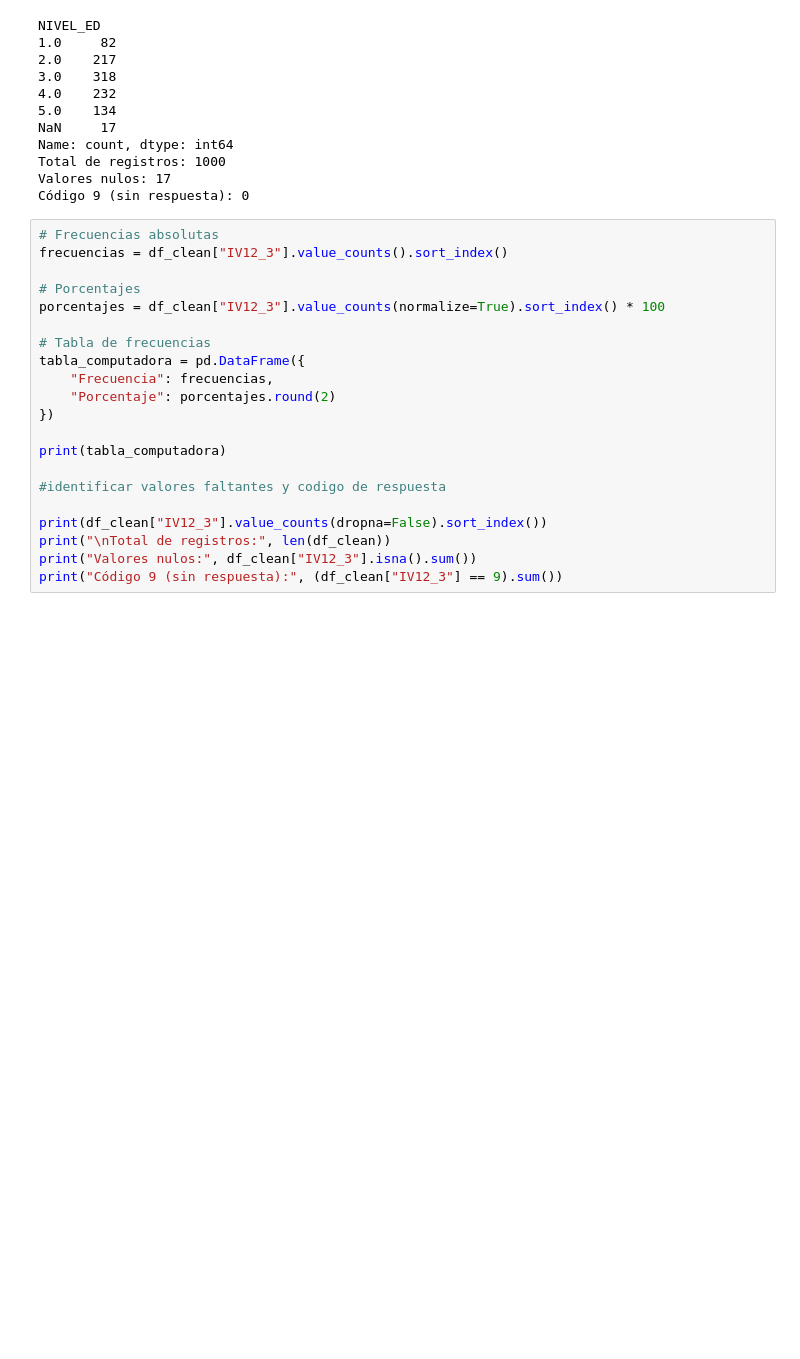
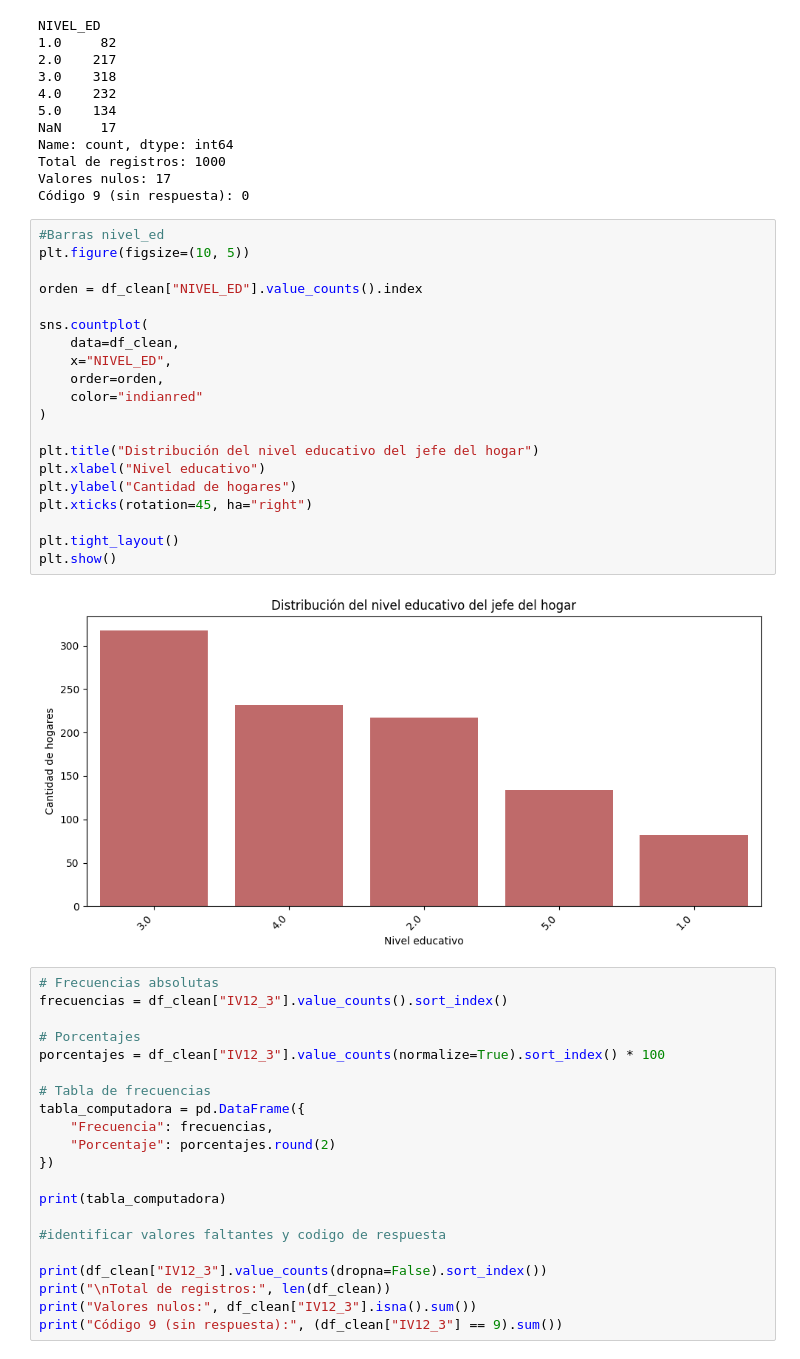
Before and after one commit to VMSot/practicaProfesional1, a Jupyter notebook: notebooks/estadisticas_descriptivas_univariantes.ipynb, the cells around one changed output. Drawn from its saved outputs; the diff is of its cells as text; blank space fills up the shorter version.

```diff
--- a/notebooks/estadisticas_descriptivas_univariantes.ipynb
+++ b/notebooks/estadisticas_descriptivas_univariantes.ipynb
@@ -123,6 +183,28 @@ Name: count, dtype: int64
 Total de registros: 1000
 Valores nulos: 17
 Código 9 (sin respuesta): 0
+# %%
+#Barras nivel_ed
+plt.figure(figsize=(10, 5))
+
+orden = df_clean["NIVEL_ED"].value_counts().index
+
+sns.countplot(
+    data=df_clean,
+    x="NIVEL_ED",
+    order=orden,
+    color="indianred"
+)
+
+plt.title("Distribución del nivel educativo del jefe del hogar")
+plt.xlabel("Nivel educativo")
+plt.ylabel("Cantidad de hogares")
+plt.xticks(rotation=45, ha="right")
+
+plt.tight_layout()
+plt.show()
+# %% [output]
+[figure, added]
 # %%
 # Frecuencias absolutas
 frecuencias = df_clean["IV12_3"].value_counts().sort_index()
```
Also changed, not shown: parts of 5 cells of this notebook.
